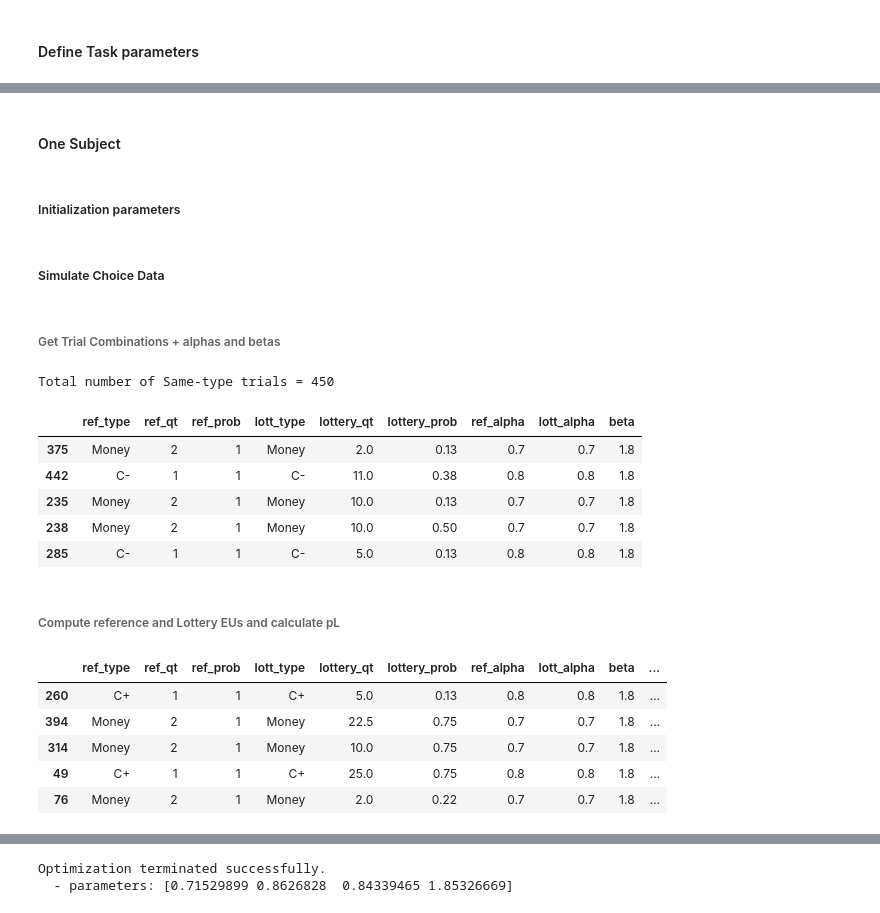
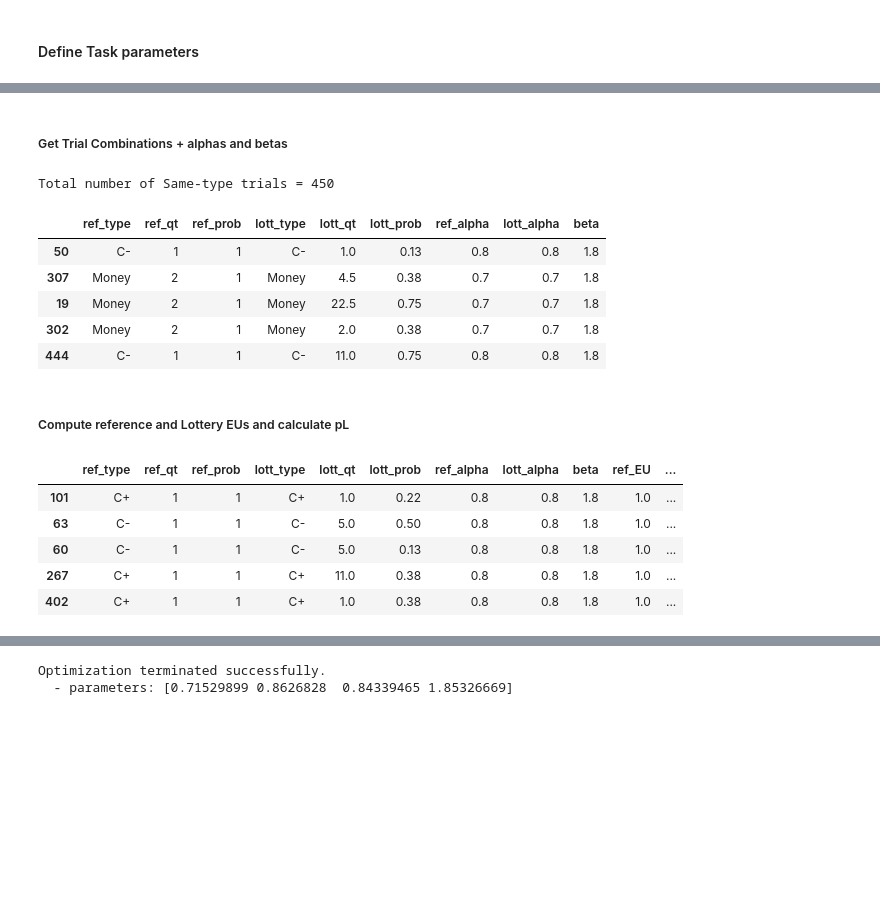
Before and after one commit to ffviana/NUTRECON, a Jupyter notebook: Simulation/NUTRECON_simulation.ipynb, the cells around one changed output, grey strips where cells are left out. Cells and saved outputs as stored; diff of their text form; code cells hidden in the pictures; blank space fills up the shorter version.

```diff
--- a/Simulation/NUTRECON_simulation.ipynb
+++ b/Simulation/NUTRECON_simulation.ipynb
@@ -93 +97,17 @@ yogiCminus_lottPars = [yogiCminus_id, yogiCminus_lottQs, st_lottPs]
+# %%
+# %% Subject specific parameters
+money_alpha = 0.7
+yogiCplus_alpha = 0.8
+yogiCminus_alpha = 0.8
+
+money_beta = 1.8
+yogiCplus_beta = money_beta
+yogiCminus_beta = money_beta
+
+alphas = {'Money' : money_alpha,
+             'C+' : yogiCplus_alpha,
+             'C-' : yogiCminus_alpha}
+betas = {'Money' : money_beta,
+             'C+' : yogiCplus_beta,
+             'C-' : yogiCminus_beta}
 # %% [markdown]
@@ -95,4 +114,0 @@ yogiCminus_lottPars = [yogiCminus_id, yogiCminus_lottQs, st_lottPs]
-# %% [markdown]
-#### One Subject
-# %% [markdown]
-##### Initialization parameters
@@ -115,50 +115,61 @@ betas = {'Money' : money_beta,
-# %% [markdown]
-##### Simulate Choice Data
 # %% [markdown]
-###### Get Trial Combinations + alphas and betas
+##### Get Trial Combinations + alphas and betas
 # %%
 column_names = ['ref_type', 'ref_qt', 'ref_prob' ,
-                'lott_type', 'lottery_qt', 'lottery_prob',
+                'lott_type', 'lott_qt', 'lott_prob',
                 'ref_alpha', 'lott_alpha', 'beta',
-                'ref_EU', 'lott_EU', 'pL', 'choice']
+                'ref_EU', 'lott_EU', 'pL', 'choice',
+                'ref_alphaEstimates', 'lott_alphaEstimates', 'beta_estimates']
 
 def get_uniqueCombinations(ref_pars, lott_pars):
   ref_uniqueCombs = [ [ref_pars[0],qt,prob] for qt in ref_pars[1] for prob in ref_pars[2] ]
   lott_uniqueCombs = [ [lott_pars[0],qt,prob] for qt in lott_pars[1] for prob in lott_pars[2] ]
 
   uniqueCombs = [ref + lott for ref in ref_uniqueCombs for lott in lott_uniqueCombs]
   return uniqueCombs
 
+def get_allCombinations(ref_parsList, lott_parsList, N_uniqueReps):
+
+  all_uniqueLottPars = []
+  for p in range(len(ref_parsList)):
+    uniqueCombs = get_uniqueCombinations(ref_parsList[p], lott_parsList[p])
+    all_uniqueLottPars += uniqueCombs
+
+  LotteryCombs = all_uniqueLottPars * N_uniqueReps
+  return LotteryCombs
+
 # Generate Unique Lotteries
-money_uniqueLottCombs = get_uniqueCombinations(money_refPars, money_lottPars)
-yogiCplus_uniqueLottCombs = get_uniqueCombinations(yogiCplus_refPars, yogiCplus_lottPars)
-yogiCminus_uniqueLottCombs = get_uniqueCombinations(yogiCminus_refPars, yogiCminus_lottPars)
+all_refPars = [money_refPars, yogiCplus_refPars, yogiCminus_refPars]
+all_lottPars = [money_lottPars, yogiCplus_lottPars, yogiCminus_lottPars]
+LotteryCombinations = get_allCombinations(all_refPars, all_lottPars, uniqueLott_Nreps)
 
-allUniqueLotteryCombinations = money_uniqueLottCombs + yogiCplus_uniqueLottCombs + yogiCminus_uniqueLottCombs
-
-LotteryCombinations = allUniqueLotteryCombinations * uniqueLott_Nreps         # Lottery combinations for all reward types
+#money_uniqueLottCombs = get_uniqueCombinations(money_refPars, money_lottPars)
+#yogiCplus_uniqueLottCombs = get_uniqueCombinations(yogiCplus_refPars, yogiCplus_lottPars)
+#yogiCminus_uniqueLottCombs = get_uniqueCombinations(yogiCminus_refPars, yogiCminus_lottPars)
+#allUniqueLotteryCombinations = money_uniqueLottCombs + yogiCplus_uniqueLottCombs + yogiCminus_uniqueLottCombs
+#LotteryCombinations = allUniqueLotteryCombinations * uniqueLott_Nreps         # Lottery combinations for all reward types
 
 N_trials = len(LotteryCombinations)                 # Total number of Same-type trials
 
 print('Total number of Same-type trials = {}'.format(N_trials))
 
 sameType_sim_df = pd.DataFrame(LotteryCombinations, columns = column_names[:6])
 
 # Get alpha and beta values
 sameType_sim_df[column_names[6]] = sameType_sim_df[column_names[0]].replace(alphas)
 sameType_sim_df[column_names[7]] = sameType_sim_df[column_names[3]].replace(alphas)
 sameType_sim_df[column_names[8]] = sameType_sim_df[column_names[3]].replace(betas)
 sameType_sim_df.sample(5)
 # %% [output]
 Total number of Same-type trials = 450
-|  | ref_type | ref_qt | ref_prob | lott_type | lottery_qt | lottery_prob | ref_alpha | lott_alpha | beta |
-| 375 | Money | 2 | 1 | Money | 2.0 | 0.13 | 0.7 | 0.7 | 1.8 |
-| 442 | C- | 1 | 1 | C- | 11.0 | 0.38 | 0.8 | 0.8 | 1.8 |
-| 235 | Money | 2 | 1 | Money | 10.0 | 0.13 | 0.7 | 0.7 | 1.8 |
-| 238 | Money | 2 | 1 | Money | 10.0 | 0.50 | 0.7 | 0.7 | 1.8 |
-| 285 | C- | 1 | 1 | C- | 5.0 | 0.13 | 0.8 | 0.8 | 1.8 |
+|  | ref_type | ref_qt | ref_prob | lott_type | lott_qt | lott_prob | ref_alpha | lott_alpha | beta |
+| 50 | C- | 1 | 1 | C- | 1.0 | 0.13 | 0.8 | 0.8 | 1.8 |
+| 307 | Money | 2 | 1 | Money | 4.5 | 0.38 | 0.7 | 0.7 | 1.8 |
+| 19 | Money | 2 | 1 | Money | 22.5 | 0.75 | 0.7 | 0.7 | 1.8 |
+| 302 | Money | 2 | 1 | Money | 2.0 | 0.38 | 0.7 | 0.7 | 1.8 |
+| 444 | C- | 1 | 1 | C- | 11.0 | 0.75 | 0.8 | 0.8 | 1.8 |
 # %% [markdown]
-###### Compute reference and Lottery EUs and calculate pL
+##### Compute reference and Lottery EUs and calculate pL
 # %%
 def get_EU_(p,X, alpha):
   return p * X**alpha
@@ -188,10 +199,10 @@ sameType_sim_df[column_names[10]] = sameType_sim_df.apply(lambda row: get_EU(row
 sameType_sim_df[column_names[11]] = sameType_sim_df.apply(lambda row: get_pL(row), axis=1)
 sameType_sim_df.sample(5)
 # %% [output]
-|  | ref_type | ref_qt | ref_prob | lott_type | lottery_qt | lottery_prob | ref_alpha | lott_alpha | beta | ... |
-| 260 | C+ | 1 | 1 | C+ | 5.0 | 0.13 | 0.8 | 0.8 | 1.8 | ... |
-| 394 | Money | 2 | 1 | Money | 22.5 | 0.75 | 0.7 | 0.7 | 1.8 | ... |
-| 314 | Money | 2 | 1 | Money | 10.0 | 0.75 | 0.7 | 0.7 | 1.8 | ... |
-| 49 | C+ | 1 | 1 | C+ | 25.0 | 0.75 | 0.8 | 0.8 | 1.8 | ... |
-| 76 | Money | 2 | 1 | Money | 2.0 | 0.22 | 0.7 | 0.7 | 1.8 | ... |
+|  | ref_type | ref_qt | ref_prob | lott_type | lott_qt | lott_prob | ref_alpha | lott_alpha | beta | ref_EU | ... |
+| 101 | C+ | 1 | 1 | C+ | 1.0 | 0.22 | 0.8 | 0.8 | 1.8 | 1.0 | ... |
+| 63 | C- | 1 | 1 | C- | 5.0 | 0.50 | 0.8 | 0.8 | 1.8 | 1.0 | ... |
+| 60 | C- | 1 | 1 | C- | 5.0 | 0.13 | 0.8 | 0.8 | 1.8 | 1.0 | ... |
+| 267 | C+ | 1 | 1 | C+ | 11.0 | 0.38 | 0.8 | 0.8 | 1.8 | 1.0 | ... |
+| 402 | C+ | 1 | 1 | C+ | 1.0 | 0.38 | 0.8 | 0.8 | 1.8 | 1.0 | ... |
 # %% [markdown]
```
Also changed, not shown: parts of 22 cells of this notebook.
